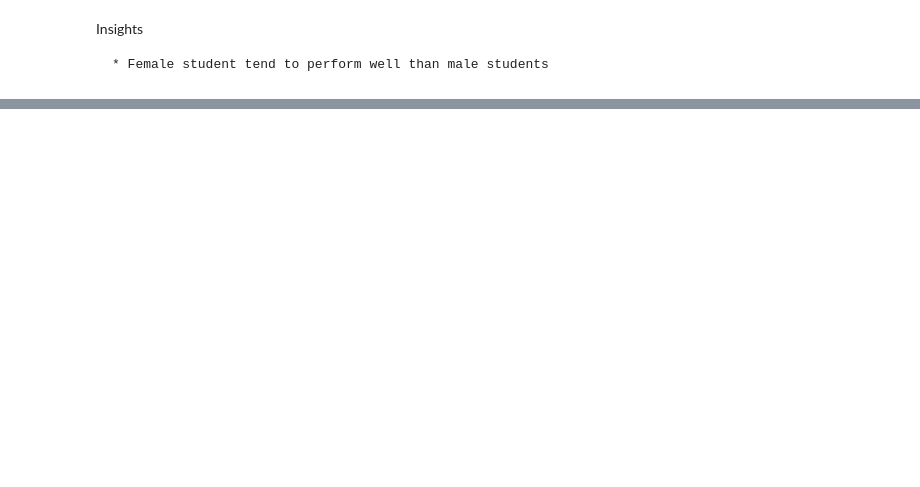
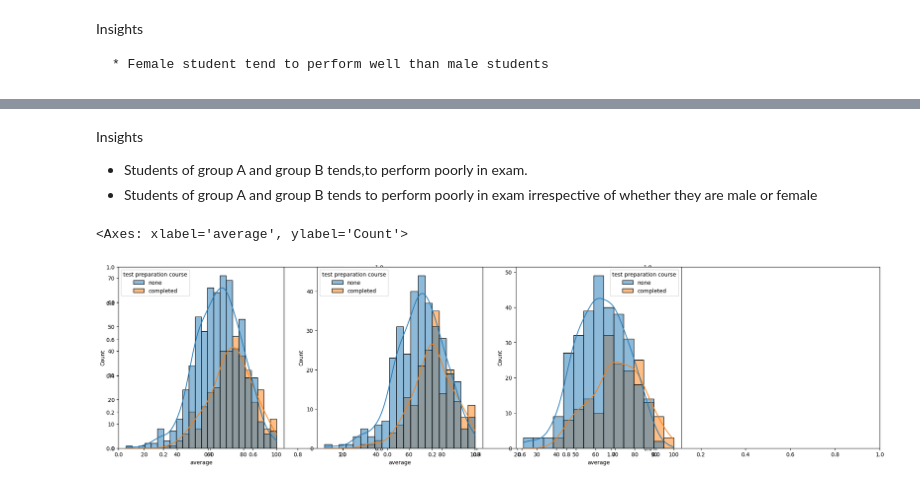
Before and after one commit to Happinessprashant/PythonLab, a Jupyter notebook: Machine Learning/EDA/EDA2.ipynb, the cells around one changed output, grey strips where cells are left out. Cells and saved outputs as stored; diff of their text form; code cells hidden in the pictures; blank space fills up the shorter version.

```diff
--- a/Machine Learning/EDA/EDA2.ipynb
+++ b/Machine Learning/EDA/EDA2.ipynb
@@ -257,0 +303,17 @@ sns.histplot(data=df,x="average", kde=True, hue="lunch")
+# %% [markdown]
+Insights
+
+  * Students of group A and group B tends,to perform poorly in exam.
+  * Students of group A and group B tends to perform poorly in exam irrespective of whether they are male or female
+# %%
+
+plt.subplots(1,3,figsize=(25,6))
+plt.subplot(141)
+sns.histplot(data=df,x="average", kde=True, hue="test preparation course")
+plt.subplot(142)
+sns.histplot(data=df[df.gender=='female'],x="average", kde=True, hue="test preparation course")
+plt.subplot(143)
+sns.histplot(data=df[df.gender=='male'],x="average", kde=True, hue="test preparation course")
+# %% [output]
+<Axes: xlabel='average', ylabel='Count'>
+[figure, added]
```
Also changed, not shown: parts of 10 cells of this notebook, 1 other file.
